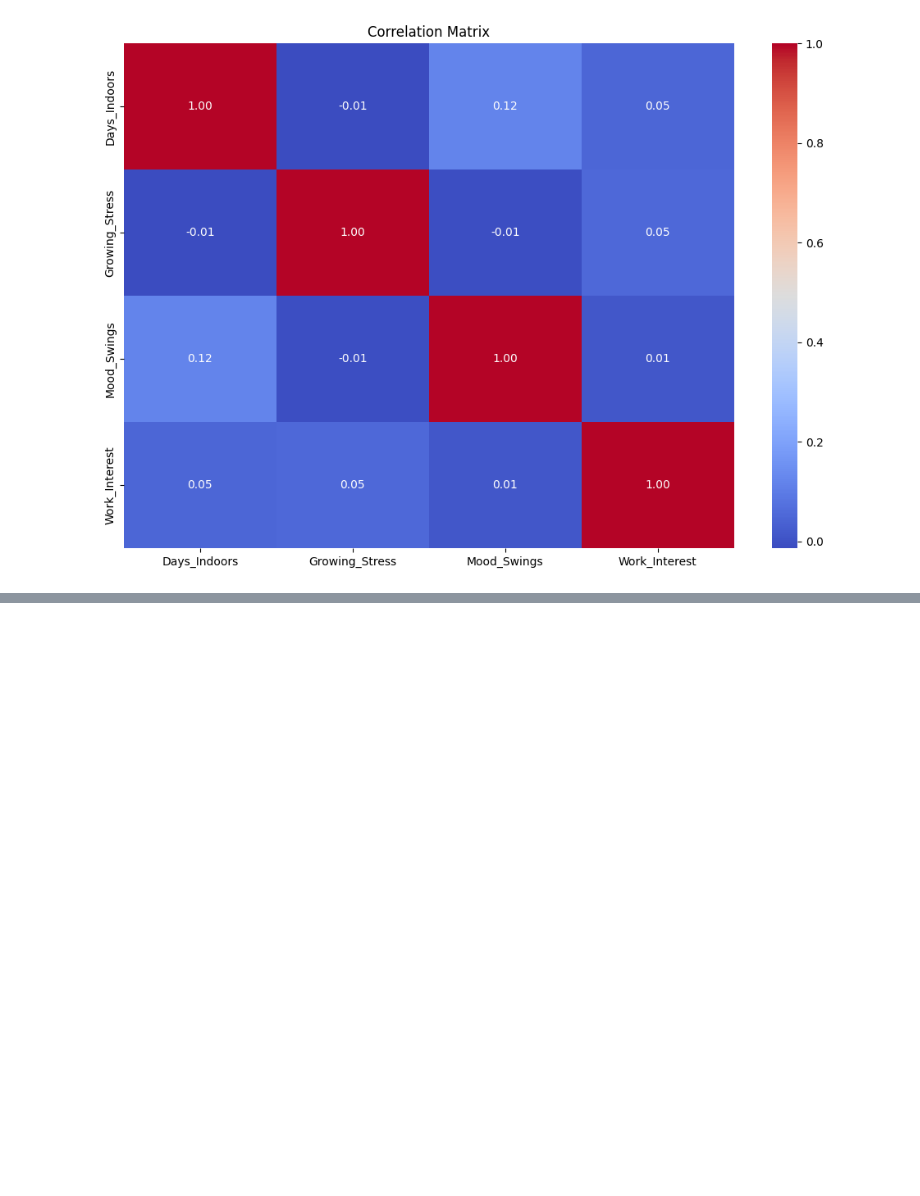
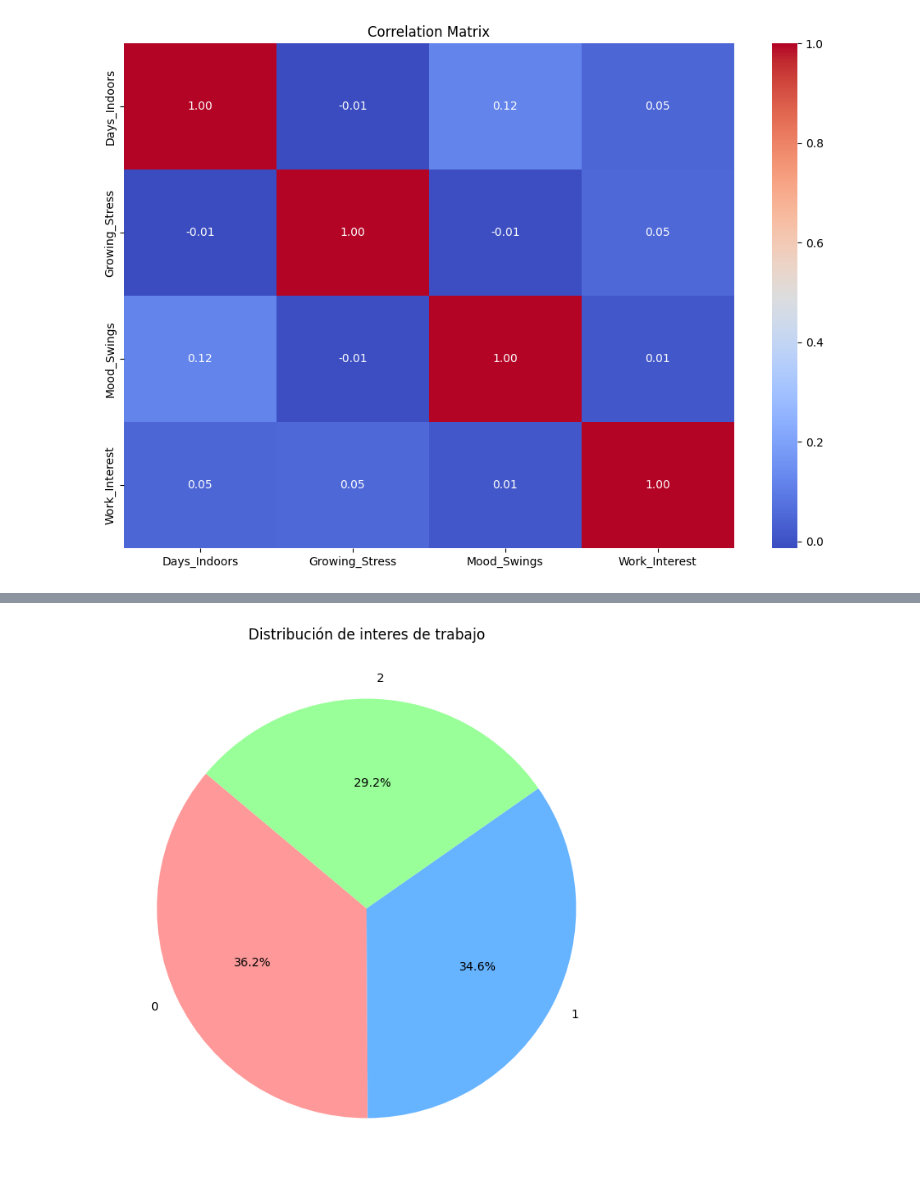
Before and after one commit to JuanAmpuero06/Es_salud_mental, a Jupyter notebook: notebooks/data-exploration.ipynb, the cells around one changed output, grey strips where cells are left out. Saved outputs shown, nothing was run; the diff lists cells and outputs as text; code cells hidden in the pictures; blank space fills up the shorter version.

```diff
--- a/notebooks/data-exploration.ipynb
+++ b/notebooks/data-exploration.ipynb
@@ -111,3 +143,15 @@ plt.show()
 # %% [output]
 [interactive output not drawn]
 [figure]
+# %%
+df['Work_Interest'].dropna(inplace=True)
+
+# Contar las categorías en la columna 'Work_Interest'
+work_interest_counts = df['Work_Interest'].value_counts()
+
+# Crear el diagrama circular
+plt.figure(figsize=(8, 8))
+plt.pie(work_interest_counts, labels=work_interest_counts.index, autopct='%1.1f%%', startangle=140, colors=['#ff9999','#66b3ff','#99ff99'])
+plt.title('Distribución de interes de trabajo')
+plt.show()
+# %% [output]
@@ -113,0 +159 @@ plt.show()
+[figure, added]
```
Also changed, not shown: parts of 5 cells of this notebook.
